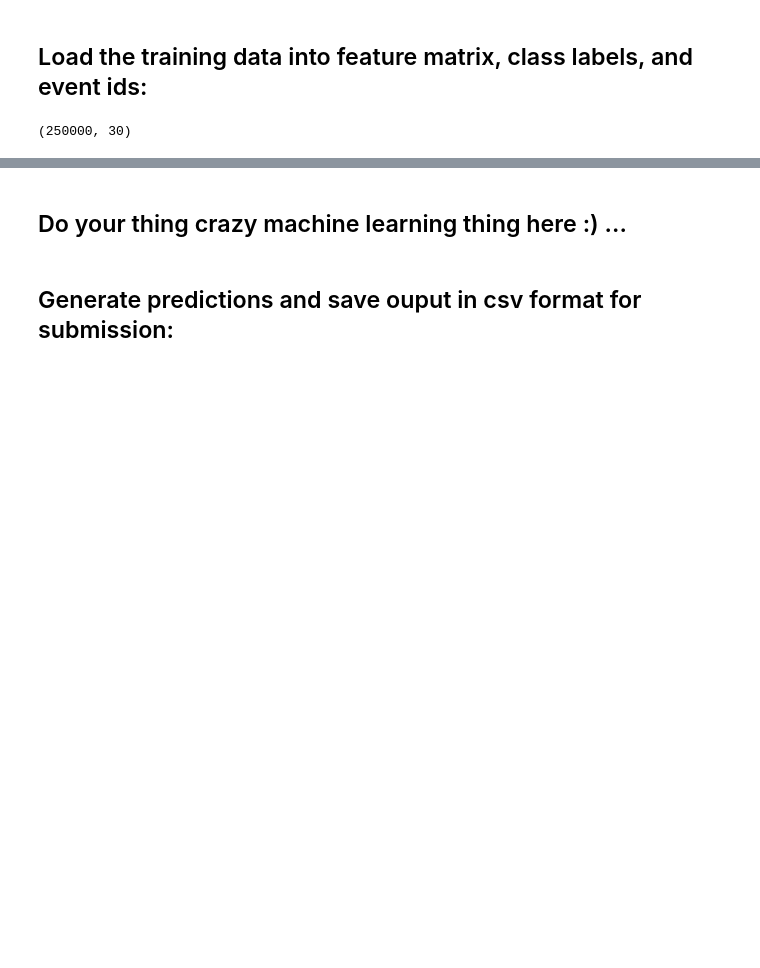
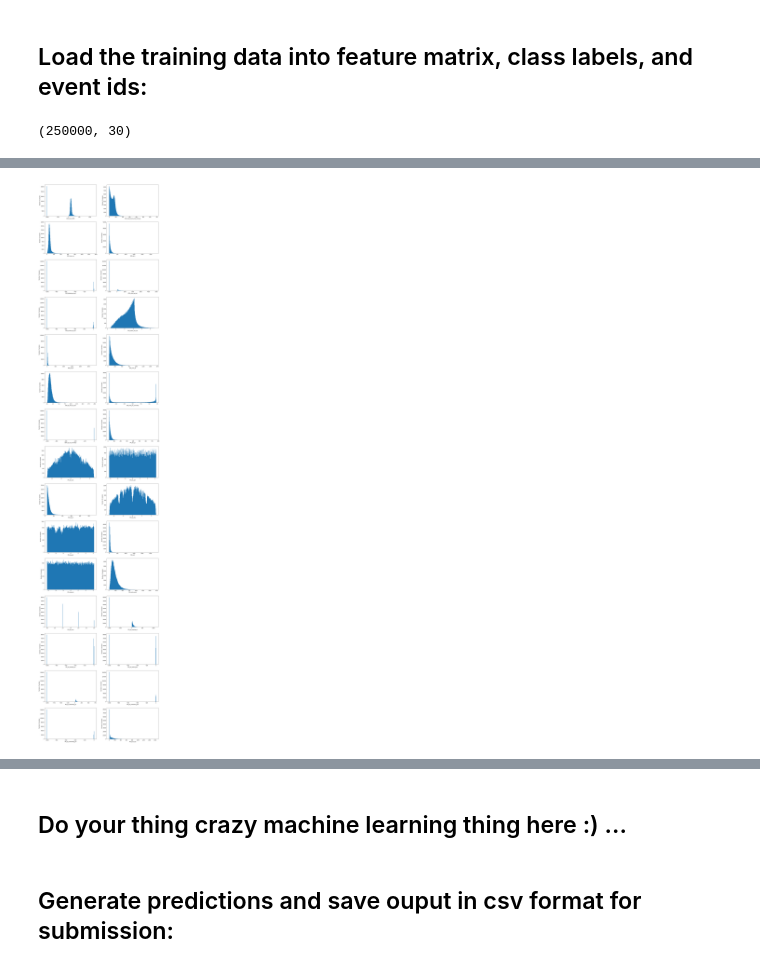
Before and after one commit to tkalim/ML-Project-1, a Jupyter notebook: scripts/project1.ipynb, the cells around one changed output, grey strips where cells are left out. Cells and saved outputs as stored; diff of their text form; code cells hidden in the pictures; blank space fills up the shorter version.

```diff
--- a/scripts/project1.ipynb
+++ b/scripts/project1.ipynb
@@ -33,3 +62,7 @@ x_test = np.column_stack((x_test, y_test))
+# %%
+plotDistributions(x_train_copy, feature_names)
+# %% [output]
+[figure, added]
 # %%
 # get all the needed buckets
 buckets = get_buckets(x_train)
```
Also changed, not shown: parts of 23 cells of this notebook, 2 other files.
